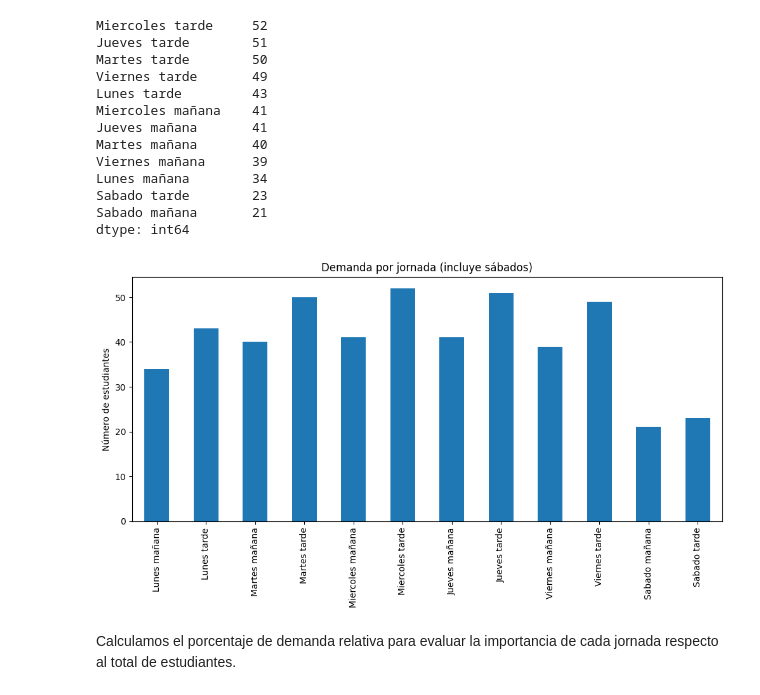
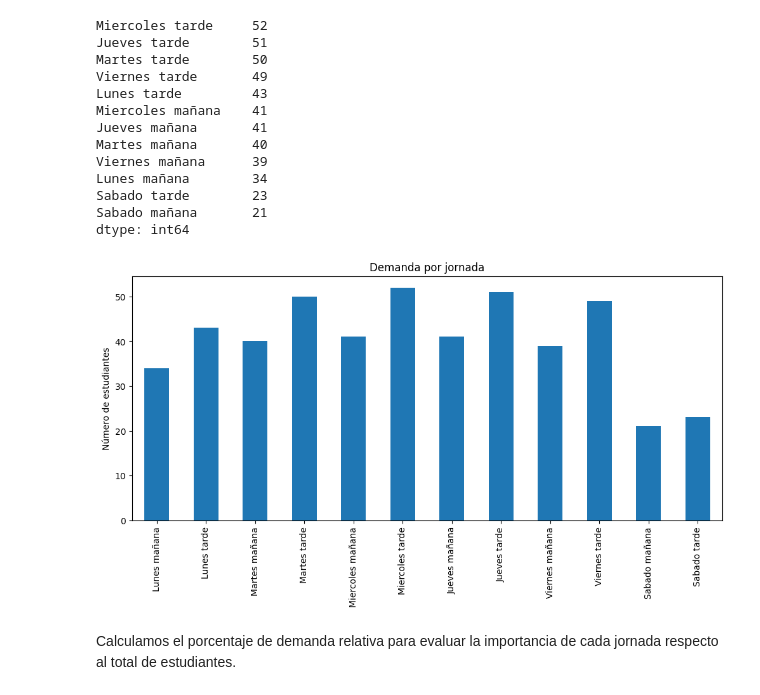
Before and after one commit to ginozza/modelo-pl-gestion-lab-vacaciones, a Jupyter notebook: notebook/01_Modelo_Programacion_Lineal.ipynb, the cells around one changed output. Drawn from its saved outputs; the diff is of its cells as text; code cells hidden in the pictures.

```diff
--- a/notebook/01_Modelo_Programacion_Lineal.ipynb
+++ b/notebook/01_Modelo_Programacion_Lineal.ipynb
@@ -156,12 +156,12 @@ Sabado mañana       21
 dtype: int64
 # %%
 demanda.plot(kind="bar", figsize=(12,5))
-plt.title("Demanda por jornada (incluye sábados)")
+plt.title("Demanda por jornada")
 plt.ylabel("Número de estudiantes")
 plt.savefig("../results/graficos/demanda_jornadas.png")
 plt.show()
 # %% [output]
-[figure, old version]
+[figure, new version]
 # %% [markdown]
 Calculamos el porcentaje de demanda relativa para evaluar la importancia de cada jornada respecto al total de estudiantes.
 # %%
```
Also changed, not shown: parts of 2 cells of this notebook, 1 other file.
